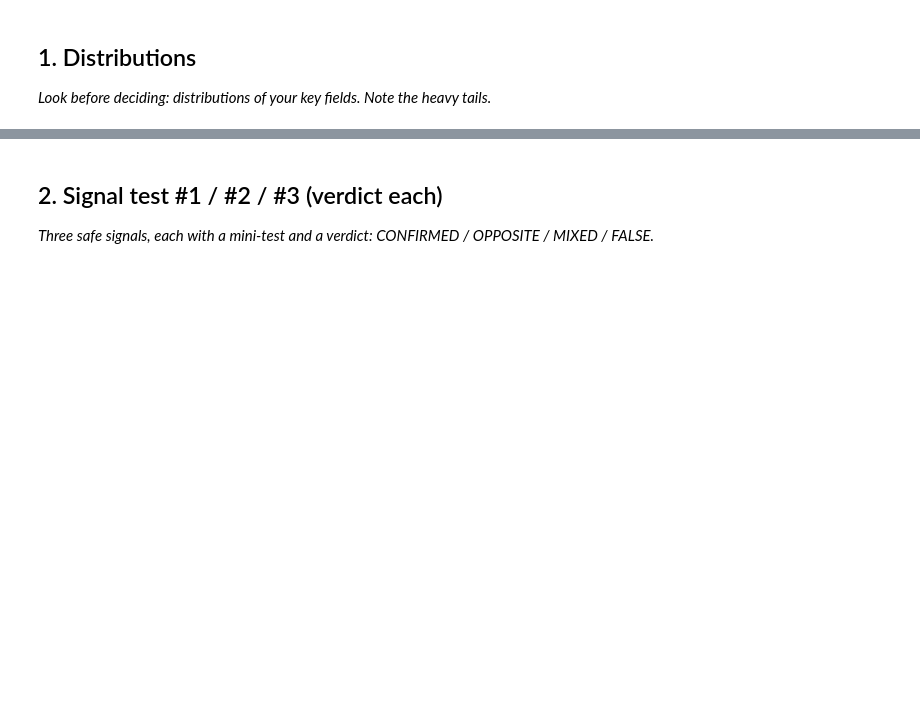
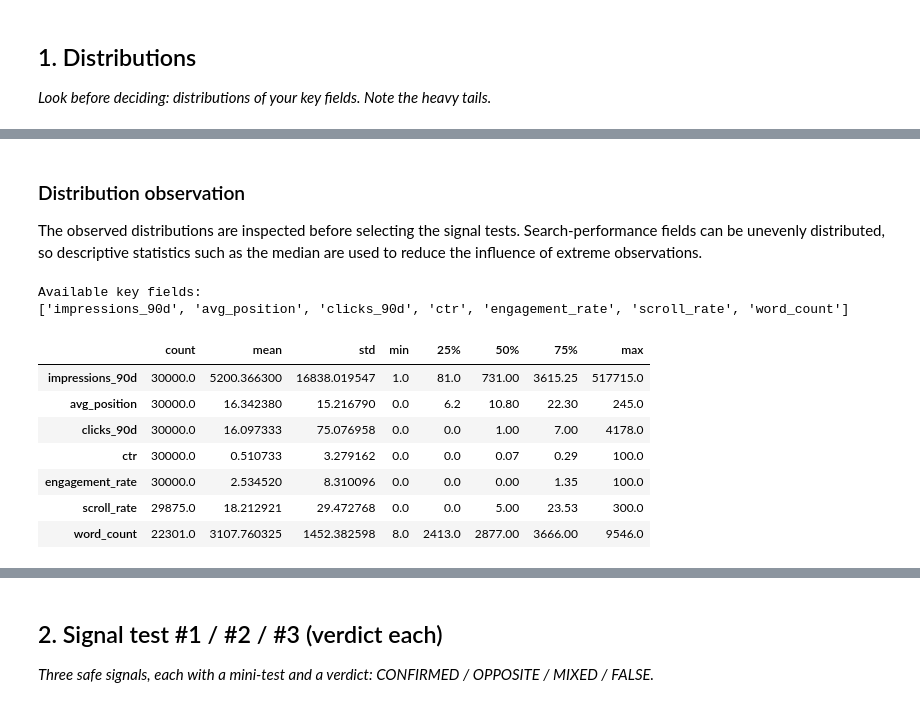
Before and after one commit to tabassumrafiq/flyrank-ml-internship, a Jupyter notebook: work/notebooks/w04_signal_audit.ipynb, the cells around one changed output, grey strips where cells are left out. Cells and saved outputs as stored; diff of their text form; code cells hidden in the pictures; blank space fills up the shorter version.

```diff
--- a/work/notebooks/w04_signal_audit.ipynb
+++ b/work/notebooks/w04_signal_audit.ipynb
@@ -12,0 +91,15 @@ This skeleton is yours to fill. Work the sections **in order** — each one has
+# %%
+assert "trend_direction" in df.columns
+
+df["is_declining_label"] = (
+    df["trend_direction"]
+    .astype(str)
+    .str.lower()
+    .eq("down")
+)
+
+print("Declining label counts:")
+display(df["is_declining_label"].value_counts())
+
+print("\nDeclining rate:")
+print(round(df["is_declining_label"].mean(), 4))
@@ -12,0 +115,35 @@ This skeleton is yours to fill. Work the sections **in order** — each one has
+# %% [markdown]
+### Distribution observation
+
+The observed distributions are inspected before selecting the signal tests. Search-performance fields can be unevenly distributed, so descriptive statistics such as the median are used to reduce the influence of extreme observations.
+# %%
+key_fields = [
+    "impressions_90d",
+    "avg_position",
+    "clicks_90d",
+    "ctr",
+    "engagement_rate",
+    "scroll_rate",
+    "word_count"
+]
+
+available_fields = [
+    col for col in key_fields
+    if col in df.columns
+]
+
+print("Available key fields:")
+print(available_fields)
+
+display(df[available_fields].describe().T)
+# %% [output]
+Available key fields:
+['impressions_90d', 'avg_position', 'clicks_90d', 'ctr', 'engagement_rate', 'scroll_rate', 'word_count']
+|  | count | mean | std | min | 25% | 50% | 75% | max |
+| impressions_90d | 30000.0 | 5200.366300 | 16838.019547 | 1.0 | 81.0 | 731.00 | 3615.25 | 517715.0 |
+| avg_position | 30000.0 | 16.342380 | 15.216790 | 0.0 | 6.2 | 10.80 | 22.30 | 245.0 |
+| clicks_90d | 30000.0 | 16.097333 | 75.076958 | 0.0 | 0.0 | 1.00 | 7.00 | 4178.0 |
+| ctr | 30000.0 | 0.510733 | 3.279162 | 0.0 | 0.0 | 0.07 | 0.29 | 100.0 |
+| engagement_rate | 30000.0 | 2.534520 | 8.310096 | 0.0 | 0.0 | 0.00 | 1.35 | 100.0 |
+| scroll_rate | 29875.0 | 18.212921 | 29.472768 | 0.0 | 0.0 | 5.00 | 23.53 | 300.0 |
+| word_count | 22301.0 | 3107.760325 | 1452.382598 | 8.0 | 2413.0 | 2877.00 | 3666.00 | 9546.0 |
```
Also changed, not shown: parts of 23 cells of this notebook.
